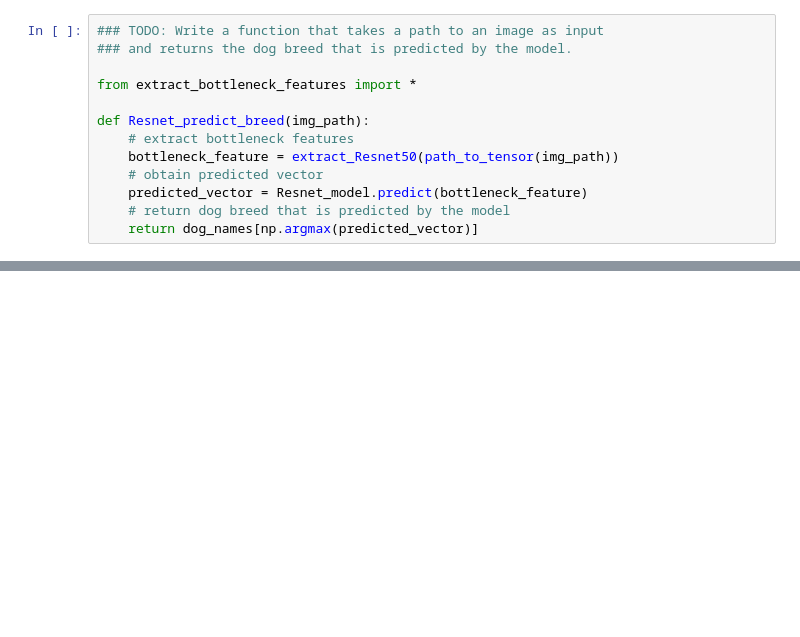
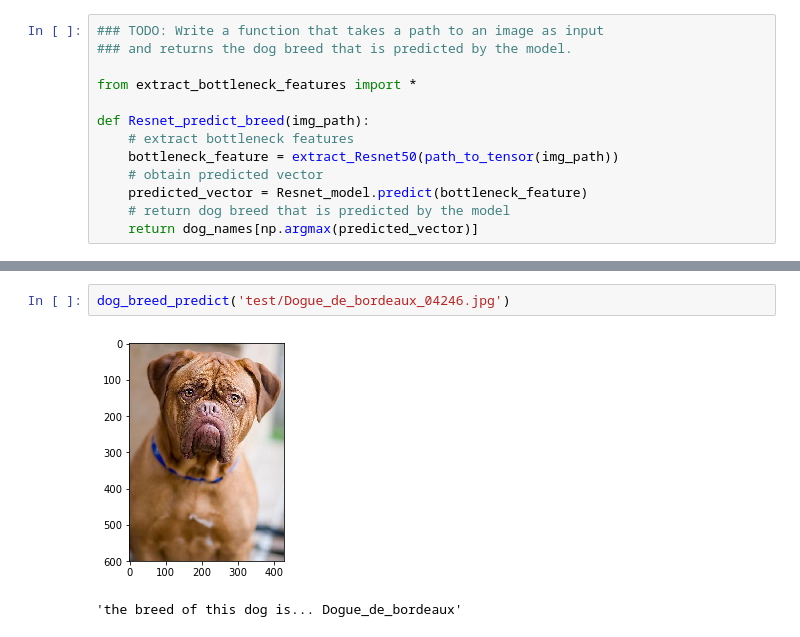
Before and after one commit to pwangonline/dog-project, a Jupyter notebook: dog_app.ipynb, the cells around one changed output, grey strips where cells are left out. Drawn from its saved outputs; the diff is of its cells as text; blank space fills up the shorter version.

```diff
--- a/dog_app.ipynb
+++ b/dog_app.ipynb
@@ -793,0 +825,5 @@ dogBreedPredict('test/Sun-Honglei-1.jpg')
+# %%
+dog_breed_predict('test/Dogue_de_bordeaux_04246.jpg')
+# %% [output]
+[figure, added]
+'the breed of this dog is... Dogue_de_bordeaux'
```
Also changed, not shown: parts of 18 cells of this notebook, 8 other files.
